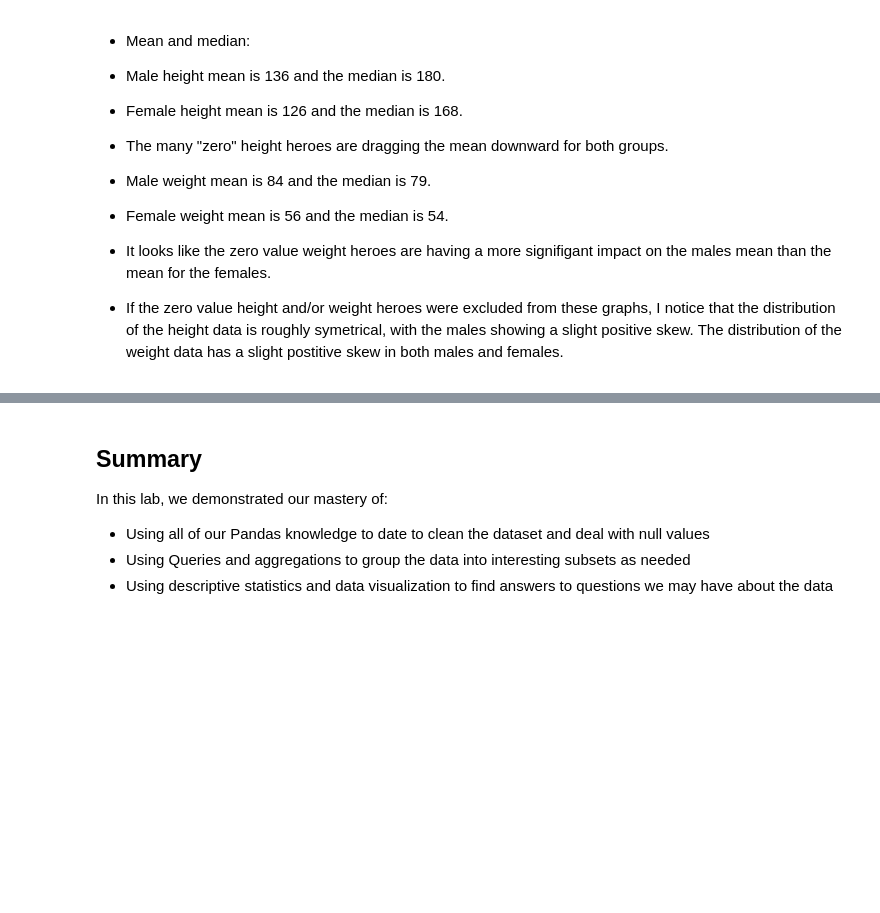
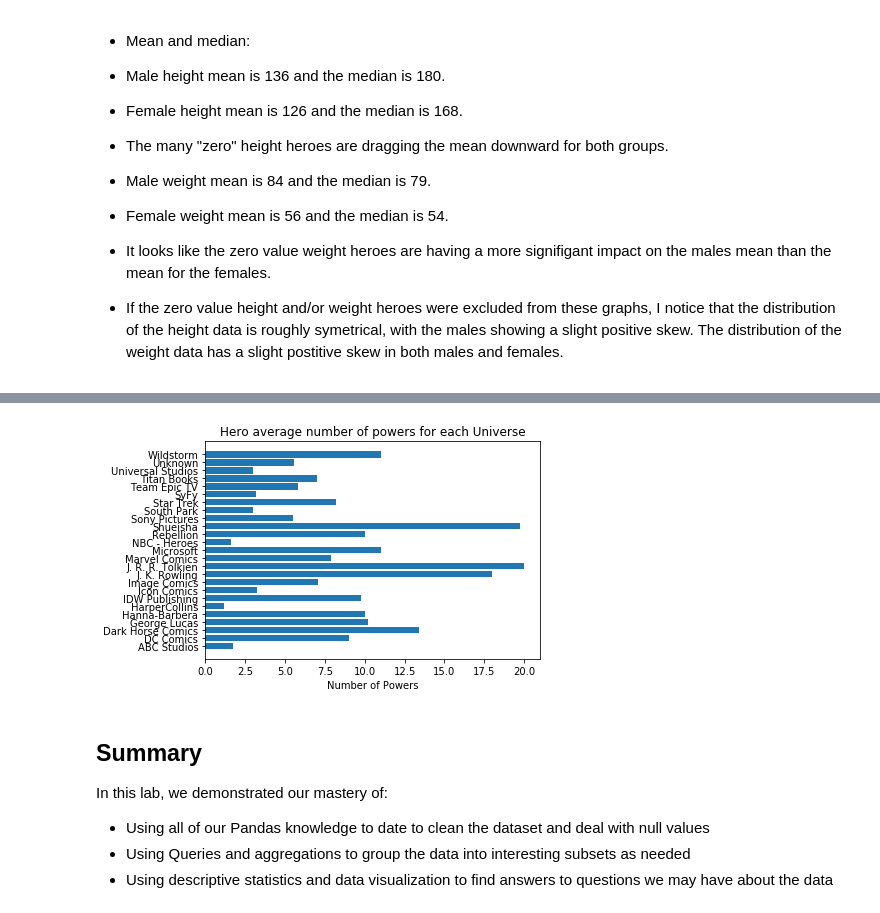
Before and after one commit to giorosati/dsc-1-04-13-project-data-cleaning-online-ds-ft-100118, a Jupyter notebook: index.ipynb, the cells around one changed output, grey strips where cells are left out. Saved outputs shown, nothing was run; the diff lists cells and outputs as text; code cells hidden in the pictures; blank space fills up the shorter version.

Commit message:
still needs a few more questions and visualizations

```diff
--- a/index.ipynb
+++ b/index.ipynb
@@ -537,0 +635,7 @@ Be sure to include thoughtful, well-labeled visualizations to back up your analy
+# %%
+# add a column to indicate how many powers each hero has
+# create a list of powers_df keys
+col_list = list(powers_df)
+# print(col_list)
+
+hp['powers_count'] = hp[col_list].sum(axis=1)
@@ -537,0 +646,7 @@ Be sure to include thoughtful, well-labeled visualizations to back up your analy
+# %%
+# hp.powers_count.sort_values(ascending=False)
+
+# groupby('Publisher')
+
+powers = hp.groupby('Publisher')['Publisher','powers_count'].mean()
+print(powers)
@@ -538,3 +671,17 @@ Be sure to include thoughtful, well-labeled visualizations to back up your analy
+# %%
+# figure1 = plt.figure(figsize=(10,6))
+# ax = figure1.add_subplot(121)
+
+y_pos = np.arange(len(powers))
+
+plt.barh(y_pos, powers.powers_count)
+plt.yticks(y_pos, powers.index)
+plt.xlabel('Number of Powers')
+plt.title('Hero average number of powers for each Universe')
+
+plt.show()
+# %% [output]
+[figure, added]
 # %% [markdown]
 ## Summary
 
```
Also changed, not shown: parts of 12 cells of this notebook.
